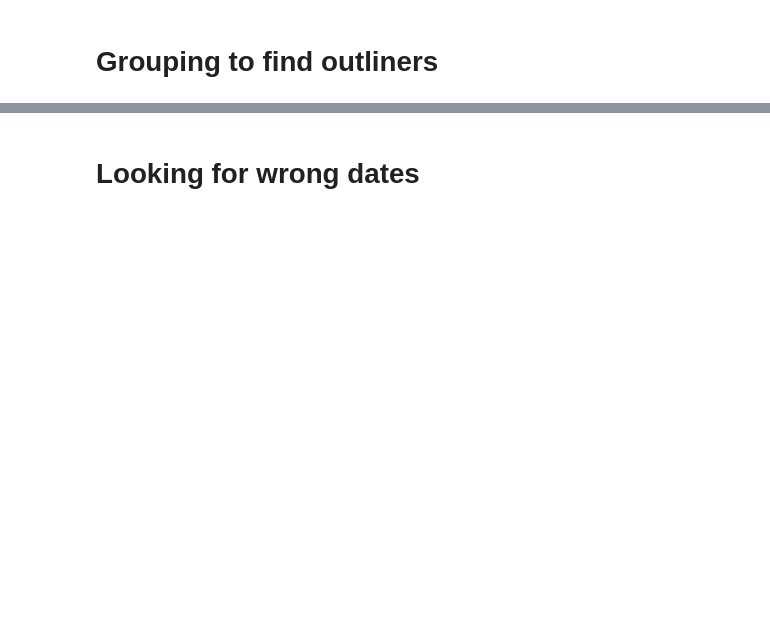
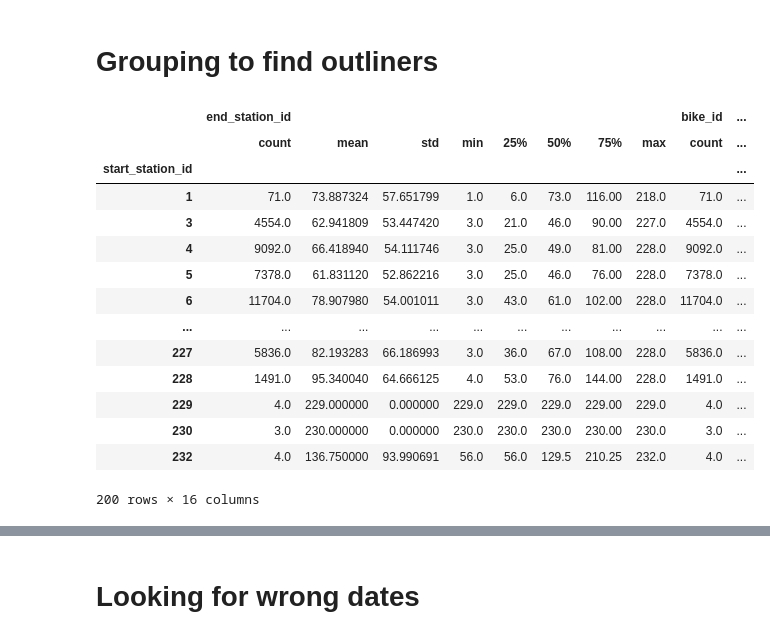
Before and after one commit to OliverSauren/AA_22_Team_14, a Jupyter notebook: data_cleaning.ipynb, the cells around one changed output, grey strips where cells are left out. Drawn from its saved outputs; the diff is of its cells as text; code cells hidden in the pictures; blank space fills up the shorter version.

```diff
--- a/data_cleaning.ipynb
+++ b/data_cleaning.ipynb
@@ -27,8 +115,24 @@ Maybe test data?
 # %% [markdown]
 # Grouping to find outliners
 # %%
-groupByStartStation = data.groupby("start_station_id").describe()
-groupByStartStation
+groupByStartStation = data.groupby("start_station_id")
+groupByStartStation.describe()
+# %% [output]
+|  | end_station_id |  |  |  |  |  |  |  | bike_id | ... |
+|  | count | mean | std | min | 25% | 50% | 75% | max | count | ... |
+| start_station_id |  |  |  |  |  |  |  |  |  | ... |
+| 1 | 71.0 | 73.887324 | 57.651799 | 1.0 | 6.0 | 73.0 | 116.00 | 218.0 | 71.0 | ... |
+| 3 | 4554.0 | 62.941809 | 53.447420 | 3.0 | 21.0 | 46.0 | 90.00 | 227.0 | 4554.0 | ... |
+| 4 | 9092.0 | 66.418940 | 54.111746 | 3.0 | 25.0 | 49.0 | 81.00 | 228.0 | 9092.0 | ... |
+| 5 | 7378.0 | 61.831120 | 52.862216 | 3.0 | 25.0 | 46.0 | 76.00 | 228.0 | 7378.0 | ... |
+| 6 | 11704.0 | 78.907980 | 54.001011 | 3.0 | 43.0 | 61.0 | 102.00 | 228.0 | 11704.0 | ... |
+| ... | ... | ... | ... | ... | ... | ... | ... | ... | ... | ... |
+| 227 | 5836.0 | 82.193283 | 66.186993 | 3.0 | 36.0 | 67.0 | 108.00 | 228.0 | 5836.0 | ... |
+| 228 | 1491.0 | 95.340040 | 64.666125 | 4.0 | 53.0 | 76.0 | 144.00 | 228.0 | 1491.0 | ... |
+| 229 | 4.0 | 229.000000 | 0.000000 | 229.0 | 229.0 | 229.0 | 229.00 | 229.0 | 4.0 | ... |
+| 230 | 3.0 | 230.000000 | 0.000000 | 230.0 | 230.0 | 230.0 | 230.00 | 230.0 | 3.0 | ... |
+| 232 | 4.0 | 136.750000 | 93.990691 | 56.0 | 56.0 | 129.5 | 210.25 | 232.0 | 4.0 | ... |
+200 rows × 16 columns
 # %%
 groupByUserType = data.groupby("user_type").describe()
 groupByUserType
```
Also changed, not shown: parts of 19 cells of this notebook.
